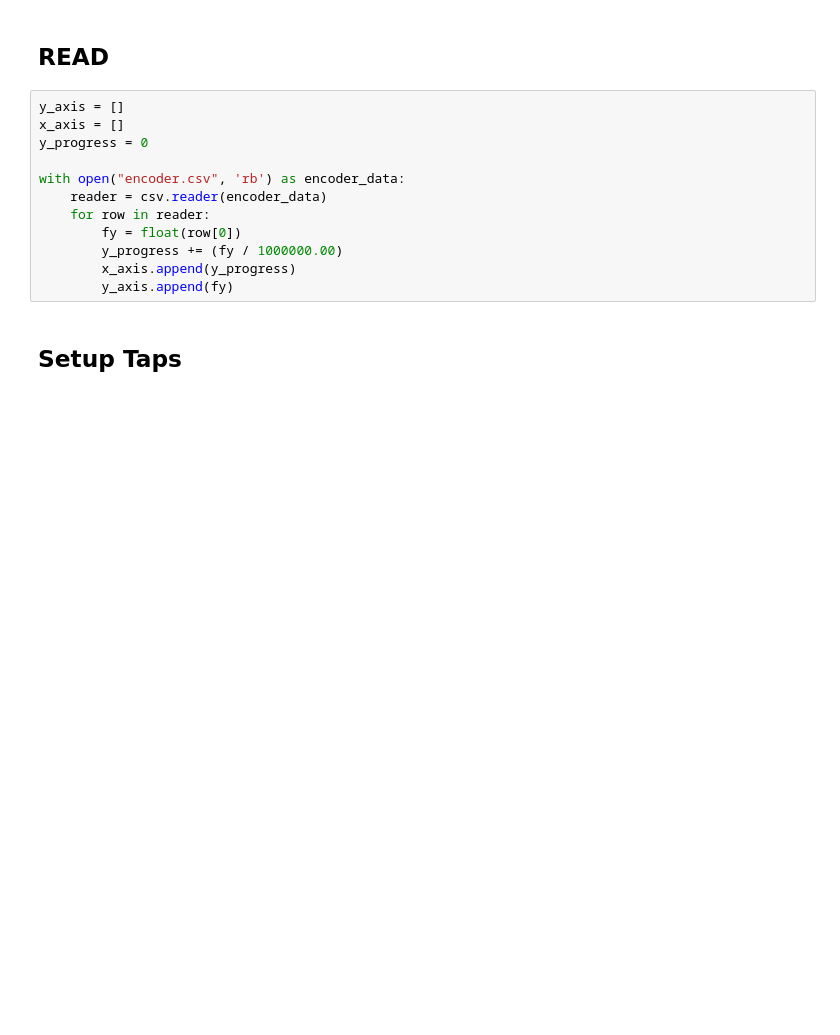
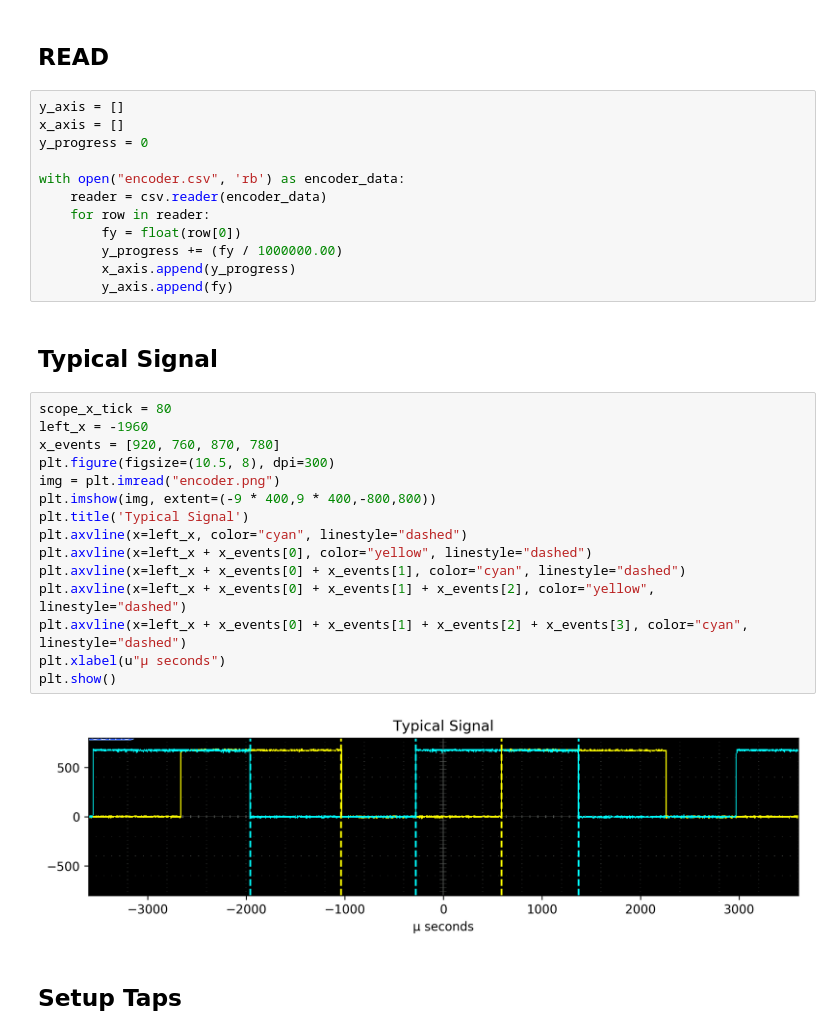
Before and after one commit to scottdarch/BlindRobot, a Jupyter notebook: zumo_ctrl_sandbox/hellomoto/FIR filter.ipynb, the cells around one changed output. Drawn from its saved outputs; the diff is of its cells as text; blank space fills up the shorter version.

Commit message:
Adding scope trace of data.

```diff
--- a/zumo_ctrl_sandbox/hellomoto/FIR filter.ipynb
+++ b/zumo_ctrl_sandbox/hellomoto/FIR filter.ipynb
@@ -20,6 +20,25 @@ with open("encoder.csv", 'rb') as encoder_data:
         y_progress += (fy / 1000000.00)
         x_axis.append(y_progress)
         y_axis.append(fy)
+# %% [markdown]
+## Typical Signal
+# %%
+scope_x_tick = 80
+left_x = -1960
+x_events = [920, 760, 870, 780]
+plt.figure(figsize=(10.5, 8), dpi=300)
+img = plt.imread("encoder.png")
+plt.imshow(img, extent=(-9 * 400,9 * 400,-800,800))
+plt.title('Typical Signal')
+plt.axvline(x=left_x, color="cyan", linestyle="dashed")
+plt.axvline(x=left_x + x_events[0], color="yellow", linestyle="dashed")
+plt.axvline(x=left_x + x_events[0] + x_events[1], color="cyan", linestyle="dashed")
+plt.axvline(x=left_x + x_events[0] + x_events[1] + x_events[2], color="yellow", linestyle="dashed")
+plt.axvline(x=left_x + x_events[0] + x_events[1] + x_events[2] + x_events[3], color="cyan", linestyle="dashed")
+plt.xlabel(u"µ seconds")
+plt.show()
+# %% [output]
+[figure, added]
 # %% [markdown]
 ## Setup Taps
 # %%
```
Also changed, not shown: 1 other file.
